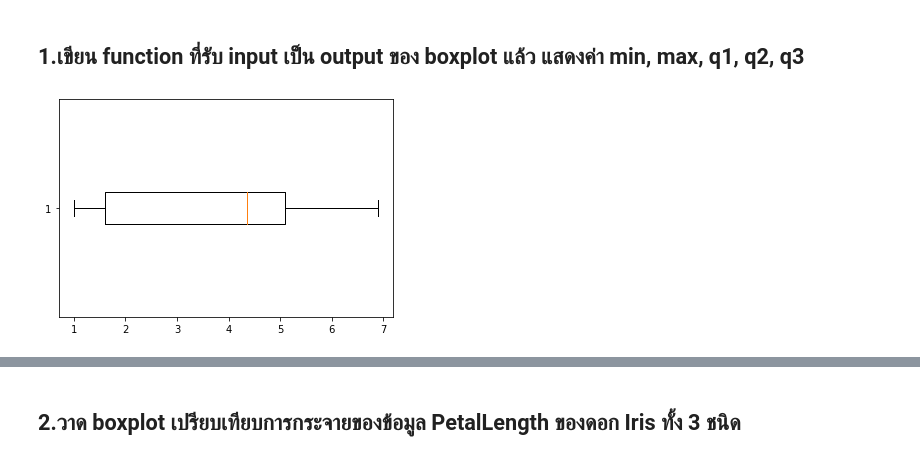
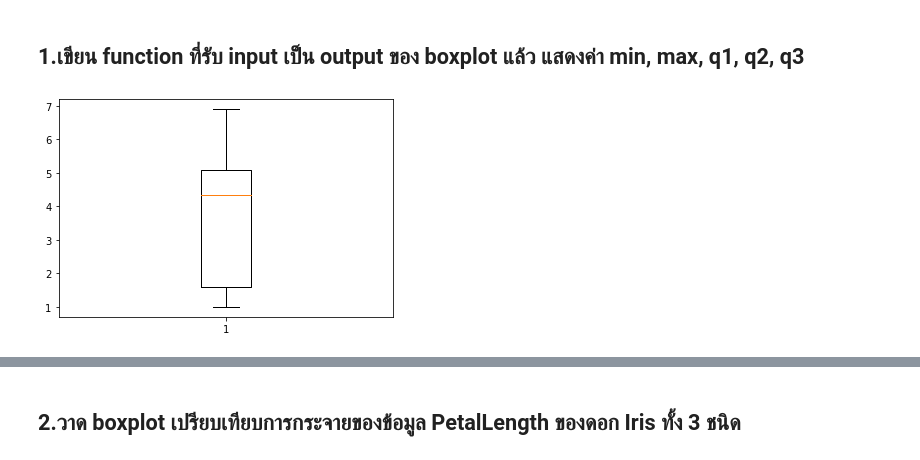
Before and after one commit to mintra-tippayaratsontorn/data_viz_2022, a Jupyter notebook: DataViz02_Data_Distribution.ipynb, the cells around one changed output, grey strips where cells are left out. Cells and saved outputs as stored; diff of their text form; code cells hidden in the pictures.

```diff
--- a/DataViz02_Data_Distribution.ipynb
+++ b/DataViz02_Data_Distribution.ipynb
@@ -270,7 +270,7 @@ def box_vals(df):
 # %%
-iris_bp = plt.boxplot(df['PetalLength'],vert=False);  # boxplot ความยาวของกลีบดอก
+iris_bp = plt.boxplot(df['PetalLength']);  # boxplot ความยาวของกลีบดอก
 # %% [output]
-[figure, old version]
+[figure, new version]
 # %%
 box_vals(iris_bp)  # ค่า q1,q2,q3,min,max
 # %% [output]
```
Also changed, not shown: parts of 22 cells of this notebook.
